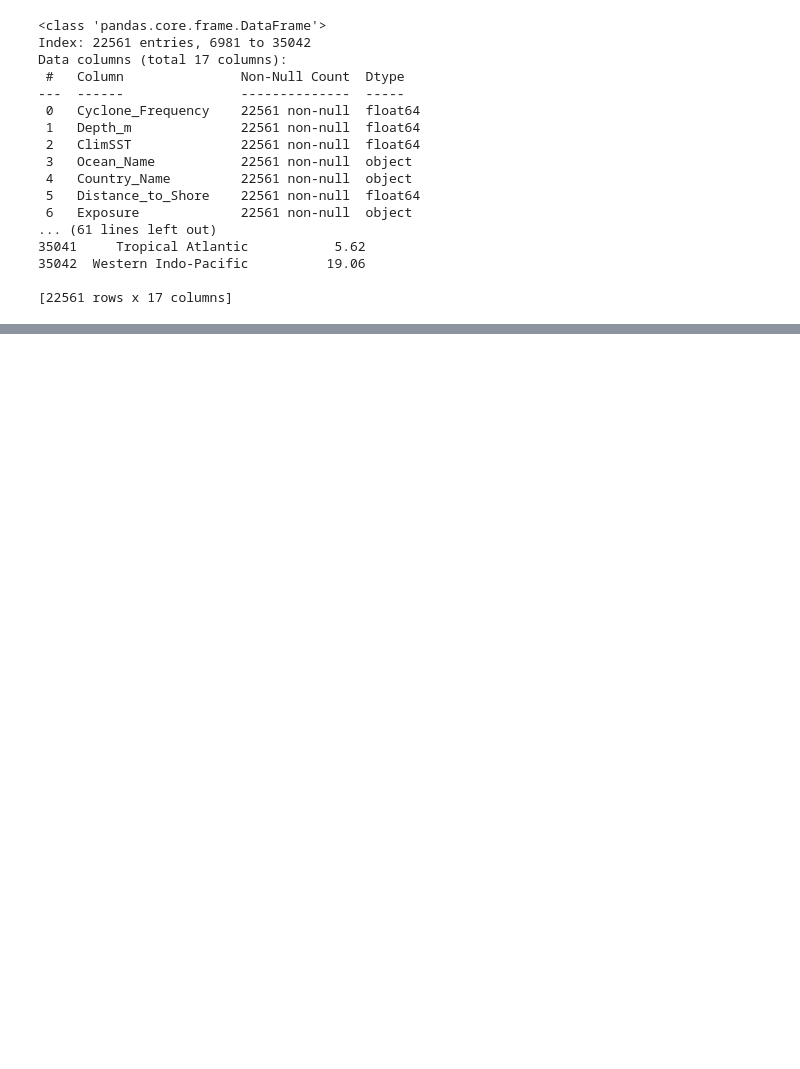
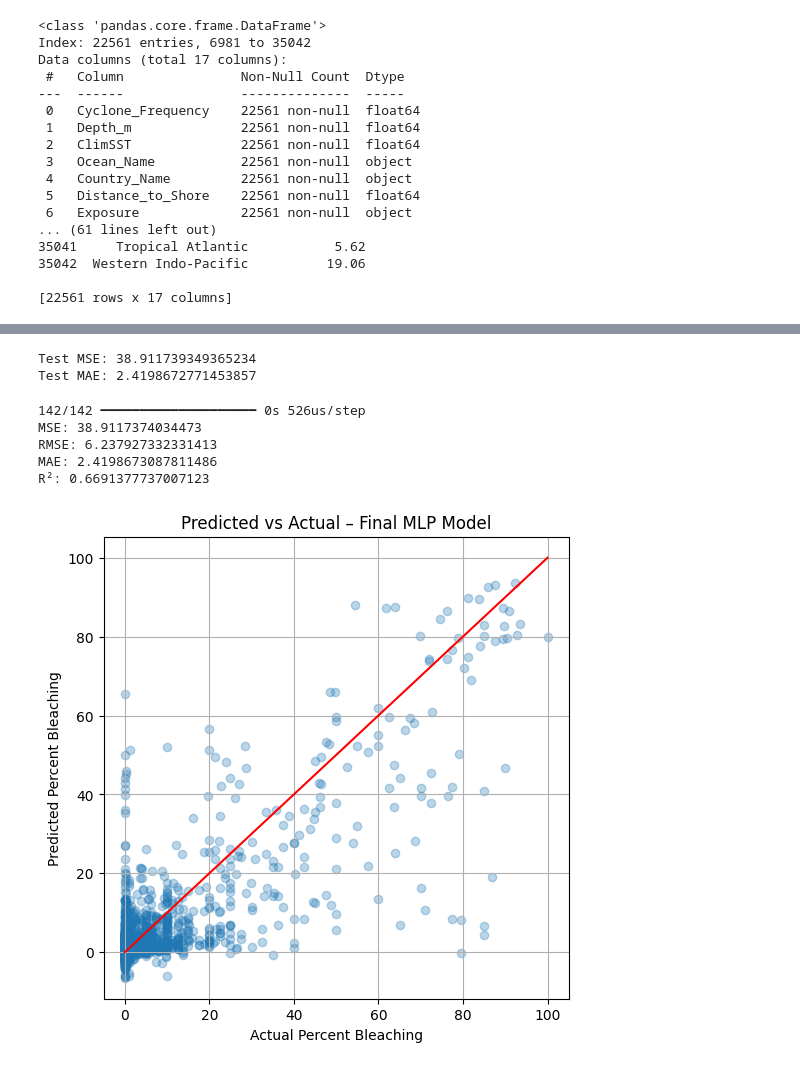
Before and after one commit to BopHockoB/Reef_Analysis, a Jupyter notebook: mlp.ipynb, the cells around one changed output, grey strips where cells are left out. Cells and saved outputs as stored; diff of their text form; code cells hidden in the pictures; blank space fills up the shorter version.

```diff
--- a/mlp.ipynb
+++ b/mlp.ipynb
@@ -145,0 +182,18 @@ ModuleNotFoundError: No module named 'tensorflow.python'
+# %%
+
+# Stops training when the model stops improving prevents overfitting
+early_stop = EarlyStopping(
+    patience=10,
+    restore_best_weights=True,
+    monitor='loss'
+)
+
+history = model.fit(
+    X_train_processed,
+    y_train,
+    validation_split=0.05,   # 20% of training becomes validation
+    epochs=200,
+    #batch_size=32,
+    callbacks=[early_stop],
+    verbose=2
+)
@@ -145,0 +218,43 @@ ModuleNotFoundError: No module named 'tensorflow.python'
+# %%
+test_loss, test_mae = model.evaluate(X_test_processed, y_test, verbose=0)
+
+print("Test MSE:", test_loss)
+print("Test MAE:", test_mae)
+# %% [output]
+Test MSE: 38.911739349365234
+Test MAE: 2.4198672771453857
+# %%
+y_pred = model.predict(X_test_processed)
+
+from sklearn.metrics import mean_squared_error, mean_absolute_error, r2_score
+
+# Metrics
+mse = mean_squared_error(y_test, y_pred)
+rmse = np.sqrt(mse)
+mae = mean_absolute_error(y_test, y_pred)
+r2 = r2_score(y_test, y_pred)
+
+# Print results
+print("MSE:", mse)
+print("RMSE:", rmse)
+print("MAE:", mae)
+print("R²:", r2)
+# %% [output]
+142/142 ━━━━━━━━━━━━━━━━━━━━ 0s 526us/step
+MSE: 38.9117374034473
+RMSE: 6.237927332331413
+MAE: 2.4198673087811486
+R²: 0.6691377737007123
+# %%
+import matplotlib.pyplot as plt
+
+plt.figure(figsize=(6,6))
+plt.scatter(y_test, y_pred, alpha=0.3)
+plt.plot([0,100], [0,100], color='red')  # diagonal reference
+plt.xlabel("Actual Percent Bleaching")
+plt.ylabel("Predicted Percent Bleaching")
+plt.title("Predicted vs Actual – Final MLP Model")
+plt.grid(True)
+plt.show()
+# %% [output]
+[figure, added]
```
Also changed, not shown: parts of 4 cells of this notebook, 1 other file.
